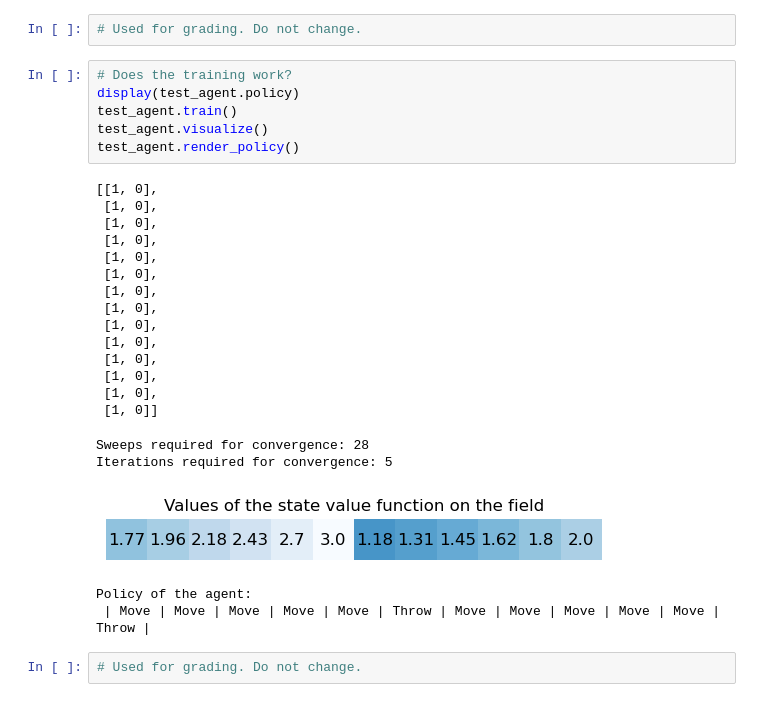
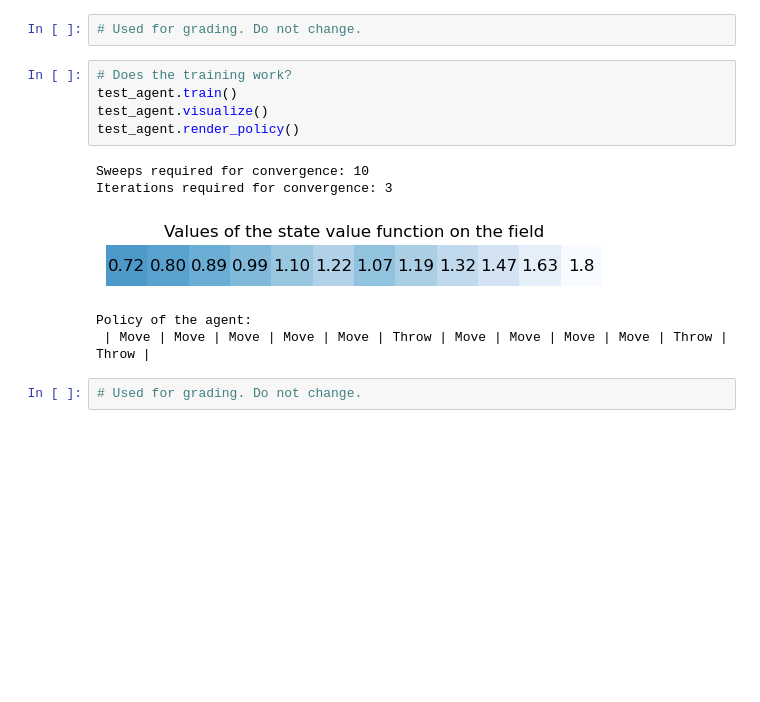
Before and after one commit to hanusspi/Assignments, a Jupyter notebook: bonus_point_assignment_1/task_01/task_sheet_01.ipynb, the cells around one changed output. Drawn from its saved outputs; the diff is of its cells as text; blank space fills up the shorter version.

```diff
--- a/bonus_point_assignment_1/task_01/task_sheet_01.ipynb
+++ b/bonus_point_assignment_1/task_01/task_sheet_01.ipynb
@@ -670,30 +661,15 @@ test_agent.reset()
 # Used for grading. Do not change.
 # %%
 # Does the training work?
-display(test_agent.policy)
 test_agent.train()
 test_agent.visualize()
 test_agent.render_policy()
 # %% [output]
-[[1, 0],
- [1, 0],
- [1, 0],
- [1, 0],
- [1, 0],
- [1, 0],
- [1, 0],
- [1, 0],
- [1, 0],
- [1, 0],
- [1, 0],
- [1, 0],
- [1, 0],
- [1, 0]]
+Sweeps required for convergence: 10
+Iterations required for convergence: 3
+[figure, new version]
-Sweeps required for convergence: 28
-Iterations required for convergence: 5
+Policy of the agent:
+ | Move | Move | Move | Move | Move | Throw | Move | Move | Move | Move | Throw | Throw |
-[figure, old version]
-Policy of the agent:
- | Move | Move | Move | Move | Move | Throw | Move | Move | Move | Move | Move | Throw |
 # %%
 # Used for grading. Do not change.
 # %% [markdown]
```
Also changed, not shown: parts of 4 cells of this notebook.
